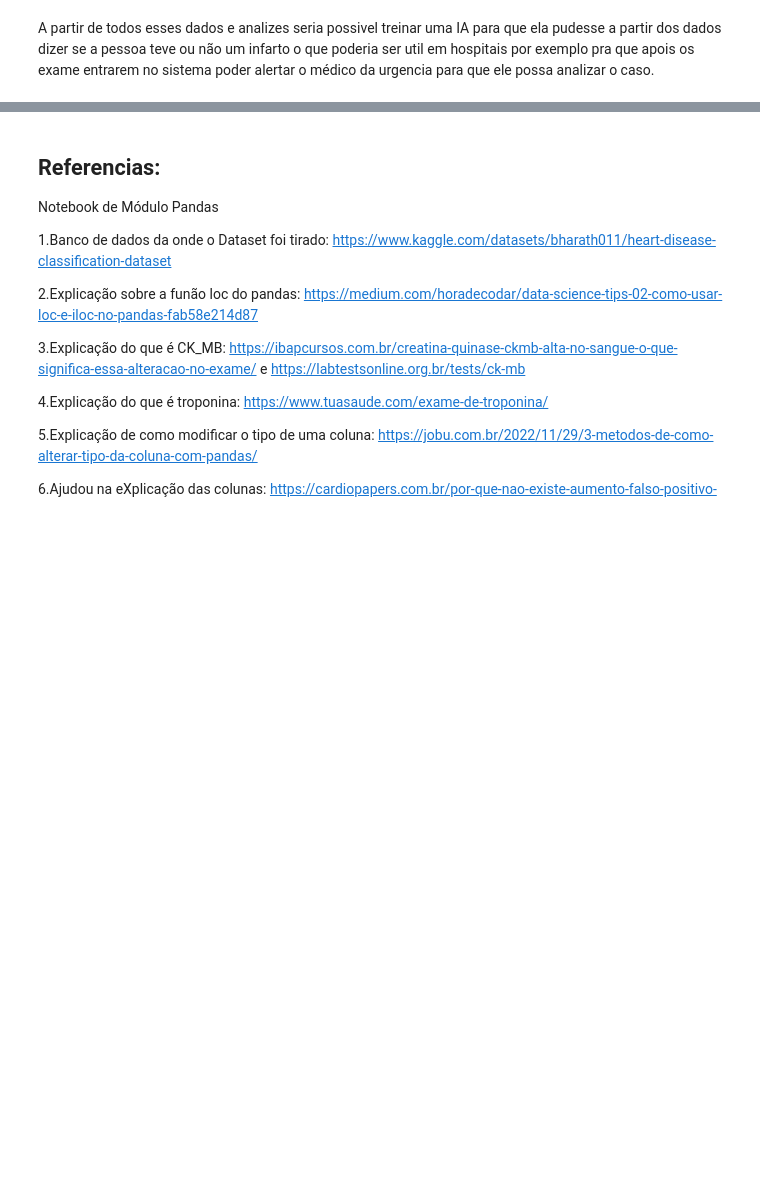
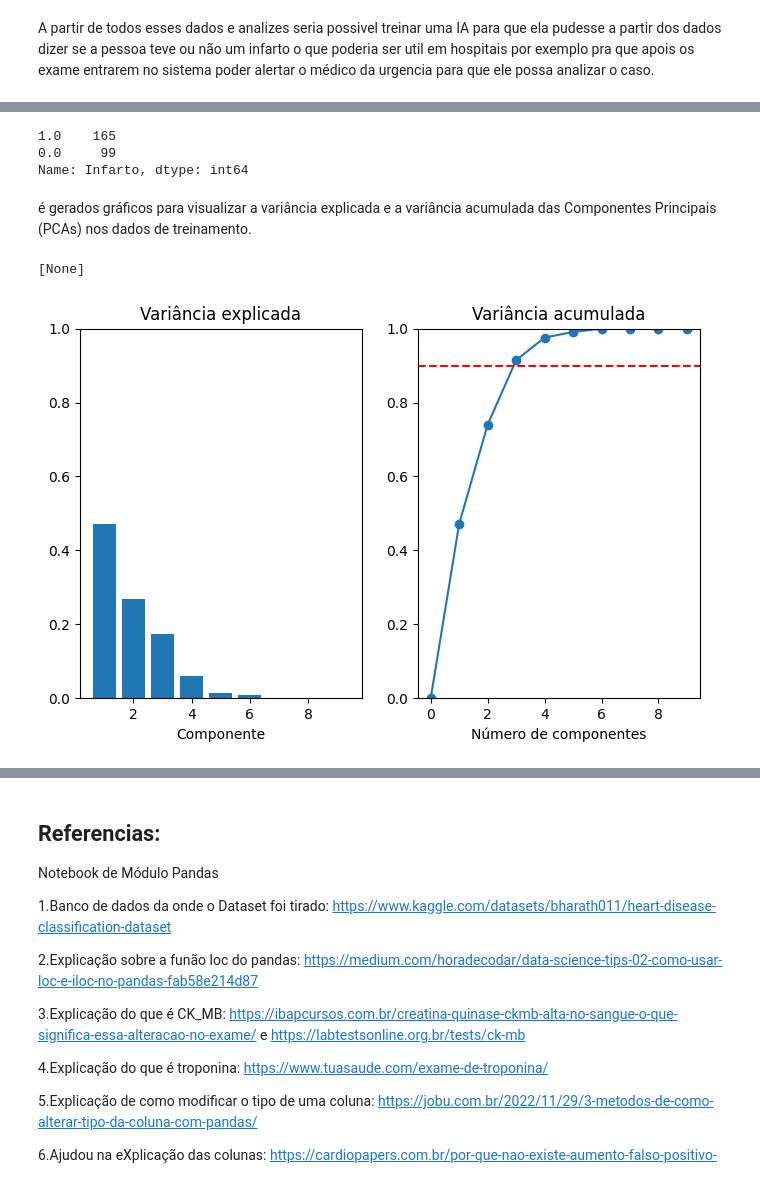
Before and after one commit to KayllanyLara/androlenda, a Jupyter notebook: Trabalho Final.ipynb, the cells around one changed output, grey strips where cells are left out. Saved outputs shown, nothing was run; the diff lists cells and outputs as text; code cells hidden in the pictures; blank space fills up the shorter version.

```diff
--- a/Trabalho Final.ipynb
+++ b/Trabalho Final.ipynb
@@ -272,0 +429,14 @@ sns.heatmap(Data_conf, annot=True, annot_kws={"size": 16})
+# %%
+pca = PCA()
+pca.fit(Xtr)
+
+autovalores = pca.explained_variance_
+autovetores = pca.components_.T
+
+variancia_explicada = pca.explained_variance_ratio_
+
+print(autovalores)
+print()
+print(variancia_explicada)
+print()
+print(autovetores)
@@ -272,0 +461,34 @@ sns.heatmap(Data_conf, annot=True, annot_kws={"size": 16})
+# %%
+contagem_opcoes = Yts.value_counts()
+contagem_opcoes
+# %% [output]
+1.0    165
+0.0     99
+Name: Infarto, dtype: int64
+# %% [markdown]
+é gerados gráficos para visualizar a variância explicada e a variância acumulada das Componentes Principais (PCAs) nos dados de treinamento.
+# %%
+# Código abaixo baseado no notebook de PCA escrito pelo Prof. James de Almeida
+
+id_componentes = np.arange(1, pca.n_components_ + 1)
+
+figura, eixos = plt.subplots(1, 2)
+
+# Plot variância explicada
+eixos[0].bar(id_componentes, variancia_explicada)
+eixos[0].set(xlabel="Componente", title="Variância explicada", ylim=(0.0, 1.0))
+
+# Plot variância acumulada
+cv = np.cumsum(pca.explained_variance_ratio_)
+eixos[1].plot(np.r_[0, id_componentes], np.r_[0, cv], marker="o")
+eixos[1].set(
+    xlabel="Número de componentes",
+    title="Variância acumulada",
+    ylim=(0.0, 1.0),
+)
+eixos[1].axhline(0.9, linestyle="--", color="red")
+
+figura.set(figwidth=8)
+# %% [output]
+[None]
+[figure, added]
```
Also changed, not shown: parts of 35 cells of this notebook.
